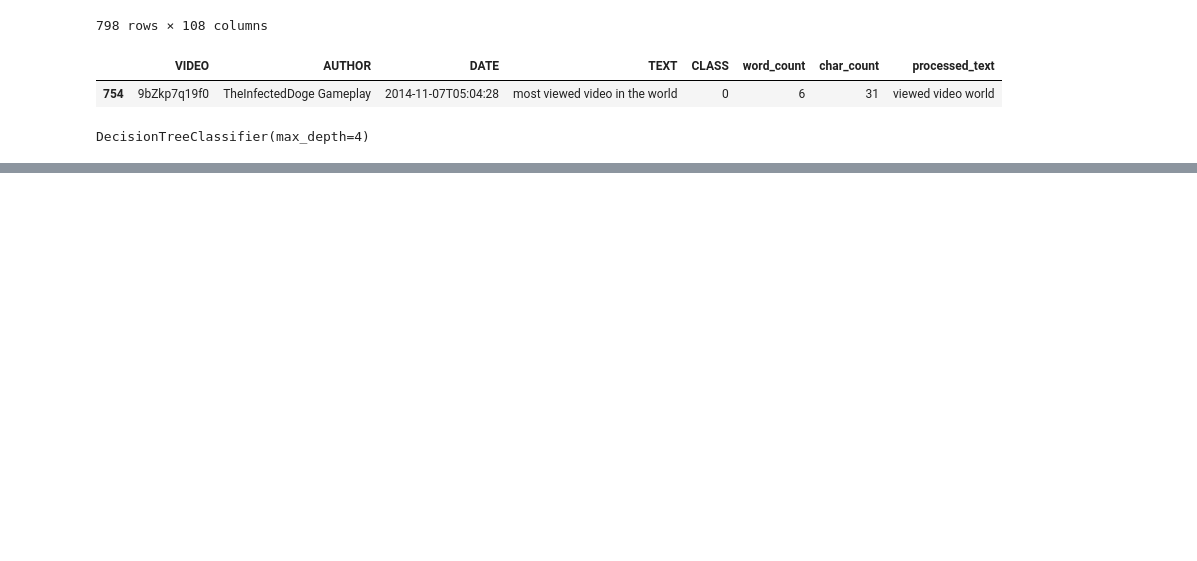
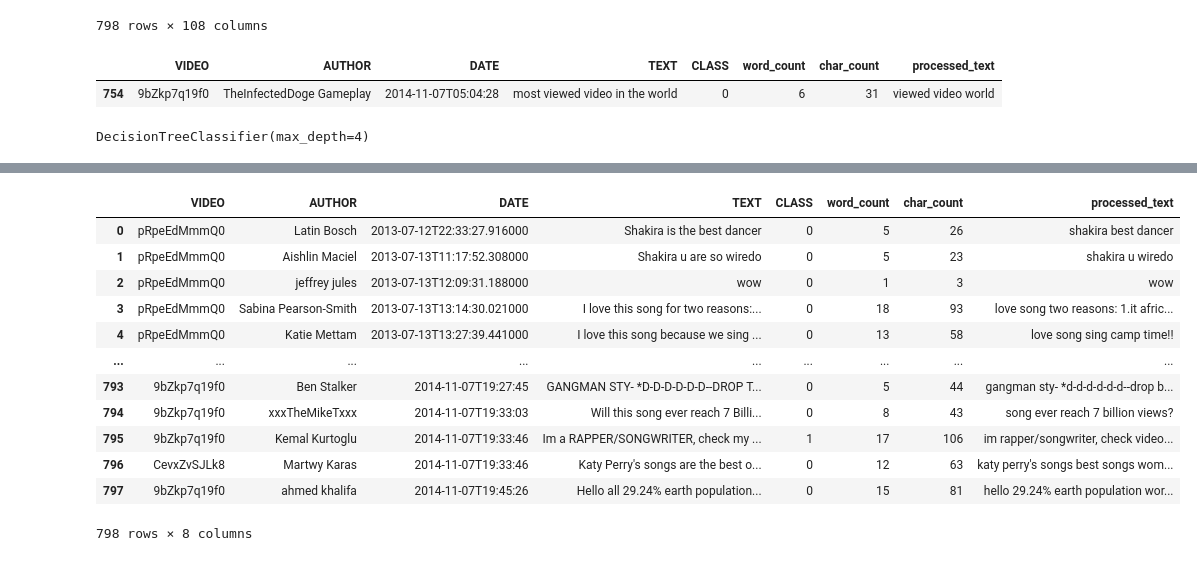
Before and after one commit to KusumaJ/Youtube-Spam-Classifier, a Jupyter notebook: main.ipynb, the cells around one changed output, grey strips where cells are left out. Cells and saved outputs as stored; diff of their text form; code cells hidden in the pictures; blank space fills up the shorter version.

```diff
--- a/main.ipynb
+++ b/main.ipynb
@@ -164,0 +199,16 @@ weighted avg       0.68      0.45      0.51       202
+# %%
+train_data
+# %% [output]
+|  | VIDEO | AUTHOR | DATE | TEXT | CLASS | word_count | char_count | processed_text |
+| 0 | pRpeEdMmmQ0 | Latin Bosch | 2013-07-12T22:33:27.916000 | Shakira is the best dancer | 0 | 5 | 26 | shakira best dancer |
+| 1 | pRpeEdMmmQ0 | Aishlin Maciel | 2013-07-13T11:17:52.308000 | Shakira u are so wiredo | 0 | 5 | 23 | shakira u wiredo |
+| 2 | pRpeEdMmmQ0 | jeffrey jules | 2013-07-13T12:09:31.188000 | wow | 0 | 1 | 3 | wow |
+| 3 | pRpeEdMmmQ0 | Sabina Pearson-Smith | 2013-07-13T13:14:30.021000 | I love this song for two reasons:... | 0 | 18 | 93 | love song two reasons: 1.it afric... |
+| 4 | pRpeEdMmmQ0 | Katie Mettam | 2013-07-13T13:27:39.441000 | I love this song because we sing ... | 0 | 13 | 58 | love song sing camp time!! |
+| ... | ... | ... | ... | ... | ... | ... | ... | ... |
+| 793 | 9bZkp7q19f0 | Ben Stalker | 2014-11-07T19:27:45 | GANGMAN STY- *D-D-D-D-D-D--DROP T... | 0 | 5 | 44 | gangman sty- *d-d-d-d-d-d--drop b... |
+| 794 | 9bZkp7q19f0 | xxxTheMikeTxxx | 2014-11-07T19:33:03 | Will this song ever reach 7 Billi... | 0 | 8 | 43 | song ever reach 7 billion views?﻿ |
+| 795 | 9bZkp7q19f0 | Kemal Kurtoglu | 2014-11-07T19:33:46 | Im a RAPPER/SONGWRITER, check my ... | 1 | 17 | 106 | im rapper/songwriter, check video... |
+| 796 | CevxZvSJLk8 | Martwy Karas | 2014-11-07T19:33:46 | Katy Perry's songs are the best o... | 0 | 12 | 63 | katy perry's songs best songs wom... |
+| 797 | 9bZkp7q19f0 | ahmed khalifa | 2014-11-07T19:45:26 | Hello all 29.24% earth population... | 0 | 15 | 81 | hello 29.24% earth population wor... |
+798 rows × 8 columns
```
Also changed, not shown: parts of 10 cells of this notebook.
